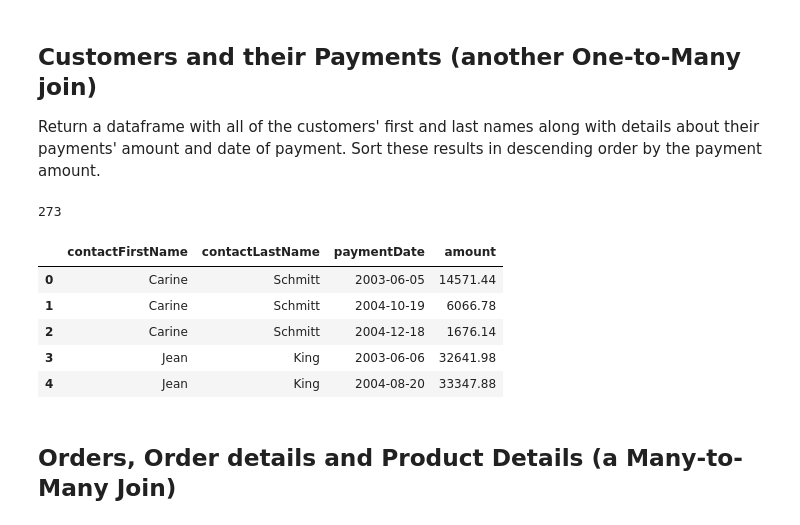
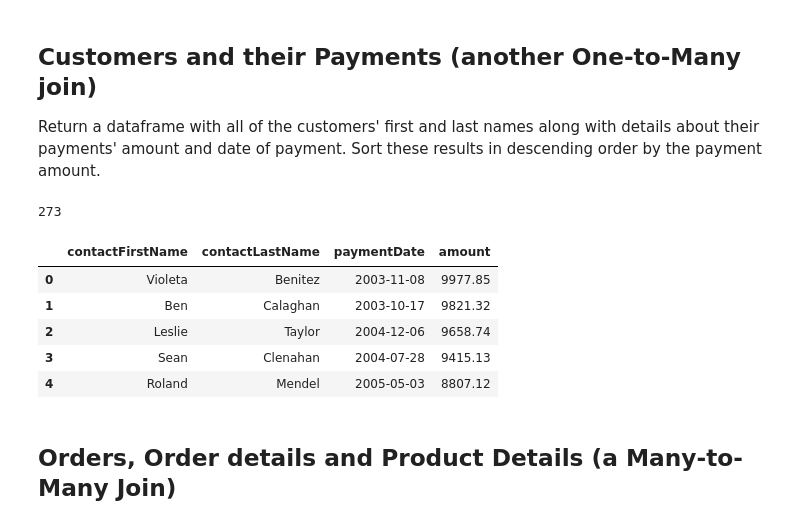
Before and after one commit to kathrinv/dsc-one-to-many-and-many-to-many-joins-lab-nyc-ds-082619, a Jupyter notebook: index.ipynb, the cells around one changed output. Cells and saved outputs as stored; diff of their text form; code cells hidden in the pictures.

```diff
--- a/index.ipynb
+++ b/index.ipynb
@@ -139,28 +139,28 @@ Return a dataframe with all of the customers' first and last names along with de
 # %%
 import pandas as pd
 
 query = """
         SELECT  c.contactFirstName,
                 c.contactLastName,
                 p.paymentDate,
                 p.amount
                 FROM customers c
                 JOIN payments p
                 USING(customerNumber)
-                ORDER BY
+                ORDER BY p.amount DESC
         """
 df = pd.DataFrame(c.execute(query).fetchall())
 df.columns = [x[0] for x in c.description]
 print(len(df))
 df.head()
 # %% [output]
 273
 |  | contactFirstName | contactLastName | paymentDate | amount |
-| 0 | Carine | Schmitt | 2003-06-05 | 14571.44 |
-| 1 | Carine | Schmitt | 2004-10-19 | 6066.78 |
-| 2 | Carine | Schmitt | 2004-12-18 | 1676.14 |
-| 3 | Jean | King | 2003-06-06 | 32641.98 |
-| 4 | Jean | King | 2004-08-20 | 33347.88 |
+| 0 | Violeta | Benitez | 2003-11-08 | 9977.85 |
+| 1 | Ben | Calaghan | 2003-10-17 | 9821.32 |
+| 2 | Leslie | Taylor | 2004-12-06 | 9658.74 |
+| 3 | Sean | Clenahan | 2004-07-28 | 9415.13 |
+| 4 | Roland | Mendel | 2005-05-03 | 8807.12 |
 # %% [markdown]
 ## Orders, Order details and Product Details (a Many-to-Many Join)
 # %% [markdown]
```
